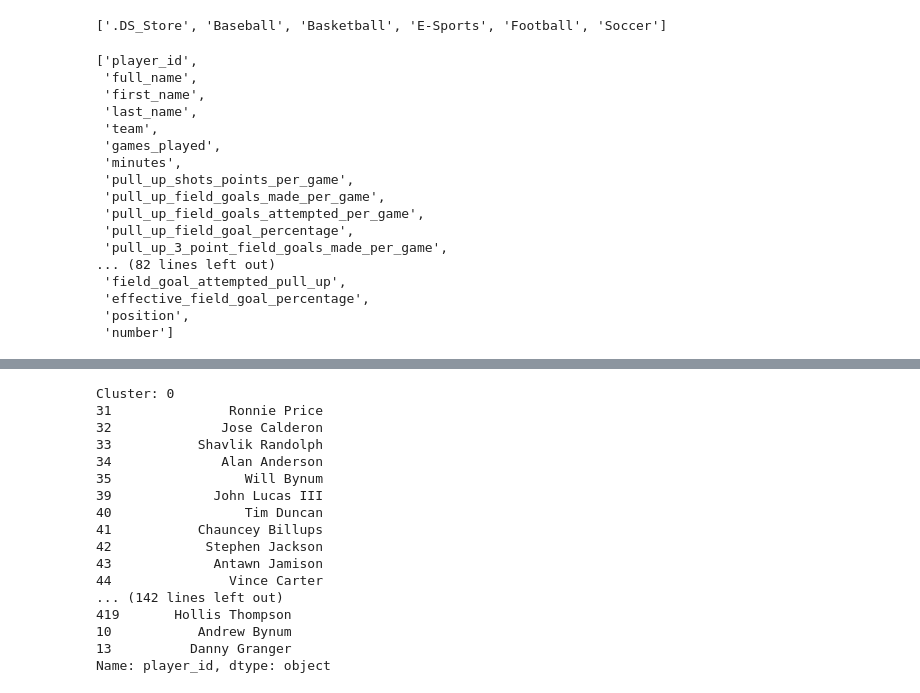
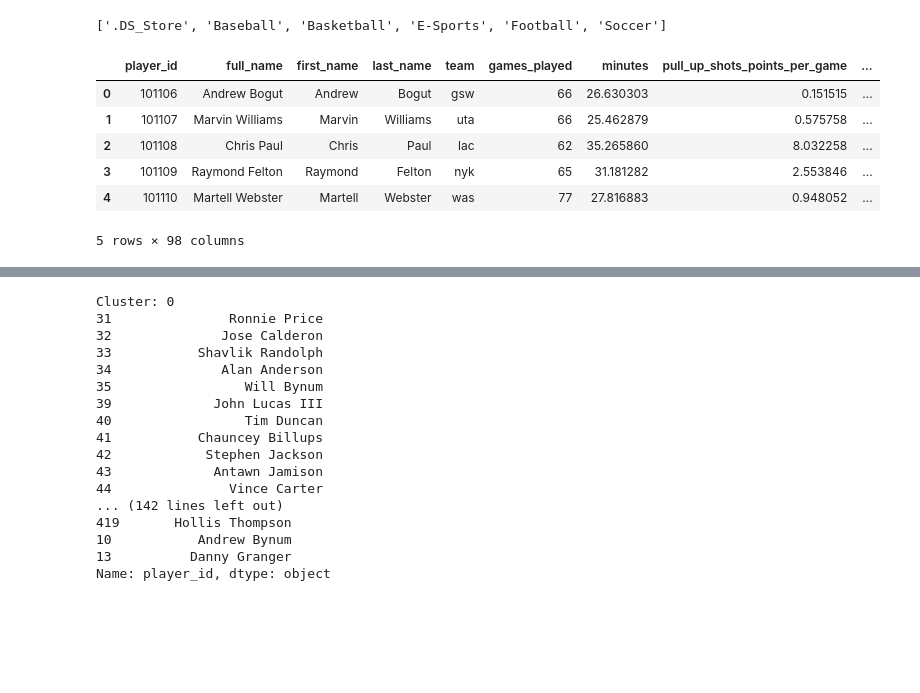
Before and after one commit to AndreiUngur/Codejam2017, a Jupyter notebook: Getting_NBA_Data.ipynb, the cells around one changed output, grey strips where cells are left out. Cells and saved outputs as stored; diff of their text form; code cells hidden in the pictures; blank space fills up the shorter version.

```diff
--- a/Getting_NBA_Data.ipynb
+++ b/Getting_NBA_Data.ipynb
@@ -86,49 +86,38 @@ nba_player_stats_df[nba_player_stats_df['position'].isnull()]
 
 nba_player_stats_df[['player_id','full_name']]
 
 i = -1
 j = 0
 player_number_map = {}
 player_list = list(player_numbers_df["0"].apply(lambda x : x.split('\xca')[0]))
 while i < 98:
     try:
         i = int(player_list[j])
     except ValueError as e:
         if i == -1:
             i_string = "00"
         else:
             i_string = str(i)
 
         player_number_map[player_list[j]] = i_string
 
     j = j + 1
 
 player_number_map
 
 
 my_func = lambda x :  player_number_map[x] if x in player_number_map else 12
 
 nba_player_stats_df['number'] = nba_player_stats_df['full_name'].apply(my_func)
 
 nba_player_stats_df.to_sql('player_stats',CONN, if_exists='replace')
 
-
-list(nba_player_stats_df.columns)
+nba_player_stats_df.head()
 # %% [output]
+|  | player_id | full_name | first_name | last_name | team | games_played | minutes | pull_up_shots_points_per_game | ... |
+| 0 | 101106 | Andrew Bogut | Andrew | Bogut | gsw | 66 | 26.630303 | 0.151515 | ... |
+| 1 | 101107 | Marvin Williams | Marvin | Williams | uta | 66 | 25.462879 | 0.575758 | ... |
+| 2 | 101108 | Chris Paul | Chris | Paul | lac | 62 | 35.265860 | 8.032258 | ... |
+| 3 | 101109 | Raymond Felton | Raymond | Felton | nyk | 65 | 31.181282 | 2.553846 | ... |
+| 4 | 101110 | Martell Webster | Martell | Webster | was | 77 | 27.816883 | 0.948052 | ... |
-['player_id',
- 'full_name',
- 'first_name',
- 'last_name',
- 'team',
- 'games_played',
- 'minutes',
- 'pull_up_shots_points_per_game',
- 'pull_up_field_goals_made_per_game',
- 'pull_up_field_goals_attempted_per_game',
- 'pull_up_field_goal_percentage',
- 'pull_up_3_point_field_goals_made_per_game',
-... (82 lines left out)
- 'field_goal_attempted_pull_up',
- 'effective_field_goal_percentage',
- 'position',
- 'number']
+5 rows × 98 columns
```
Also changed, not shown: parts of 11 cells of this notebook.
